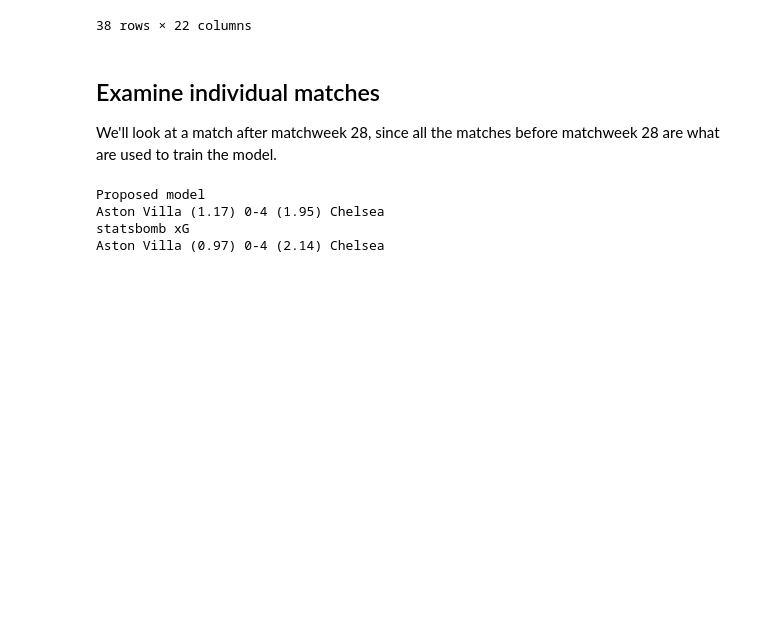
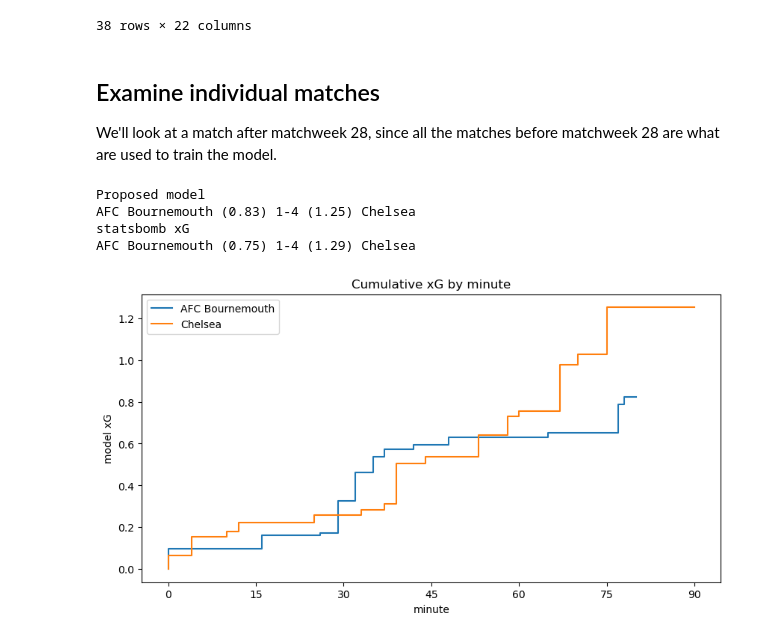
Before and after one commit to SenOhen/xg-analysis, a Jupyter notebook: xg_analysis-Premier_League.ipynb, the cells around one changed output. Drawn from its saved outputs; the diff is of its cells as text; code cells hidden in the pictures; blank space fills up the shorter version.

```diff
--- a/xg_analysis-Premier_League.ipynb
+++ b/xg_analysis-Premier_League.ipynb
@@ -407,7 +434,10 @@ Chelsea_games
 ## Examine individual matches
 We'll look at a match after matchweek 28, since all the matches before matchweek 28 are what are used to train the model.
 # %%
-next_game_week = 32
+next_game_week = 35
 # %%
 match = Chelsea_games[Chelsea_games['match_week']==next_game_week]['match_id'].iloc[0]
+# %%
+def cumulative_sums(array):
+    return [sum(array[:i+1]) for i in range(len(array))]
 # %%
@@ -456,7 +519,8 @@ def display_match_results_with_xG(league_df,match, display_shots=False):
 # %%
-display_match_results_with_xG(Chelsea_games,match)
+display_match_results_with_xG(Chelsea_games,match, display_shots=False, display_chart=True)
 # %% [output]
 Proposed model
-Aston Villa (1.17) 0-4 (1.95) Chelsea
+AFC Bournemouth (0.83) 1-4 (1.25) Chelsea
 statsbomb xG
-Aston Villa (0.97) 0-4 (2.14) Chelsea
+AFC Bournemouth (0.75) 1-4 (1.29) Chelsea
+[figure, added]
```
Also changed, not shown: parts of 3 cells of this notebook.
